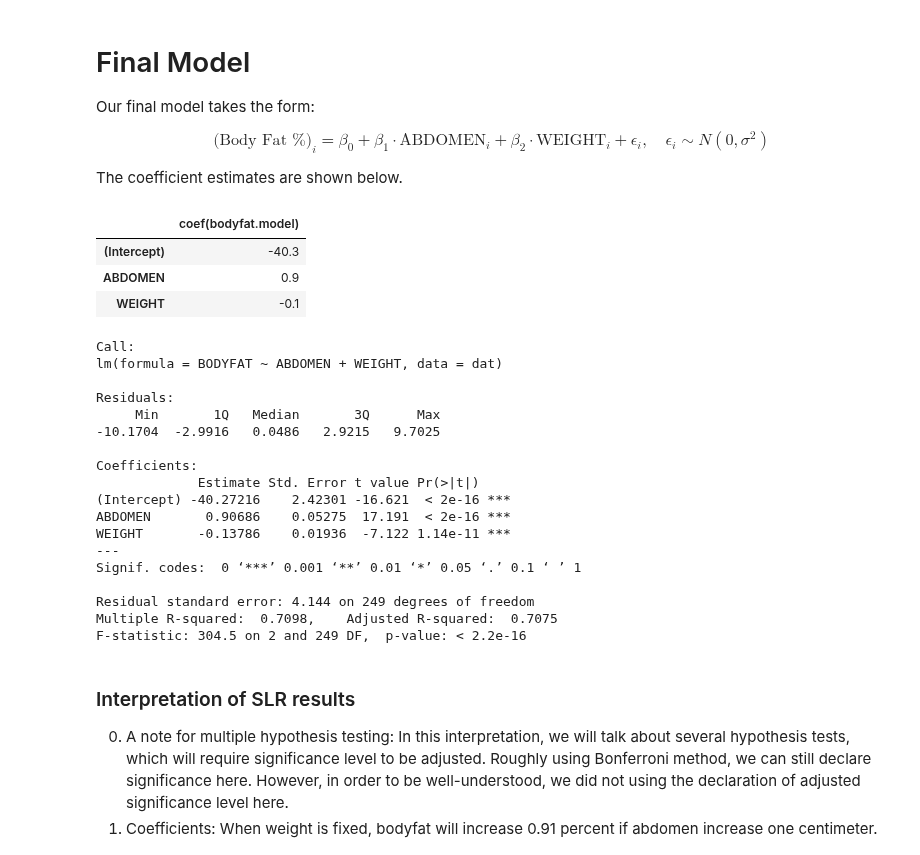
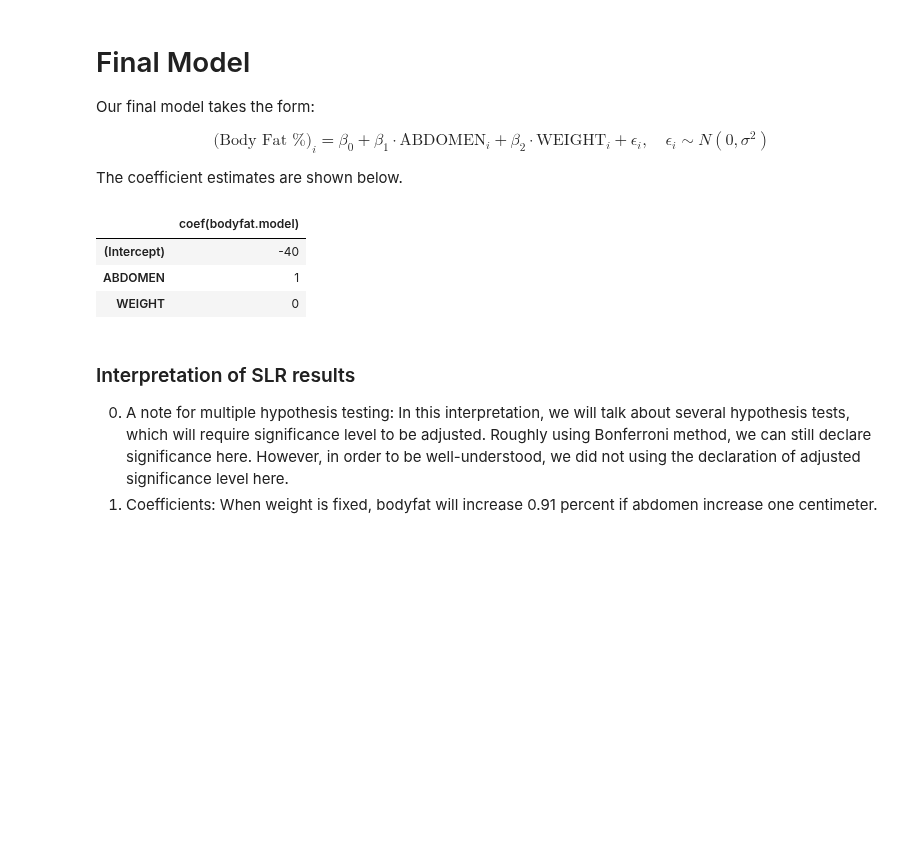
Before and after one commit to LuChen525/stat628-module1, a Jupyter notebook: Executive-Summary.ipynb, the cells around one changed output. Saved outputs shown, nothing was run; the diff lists cells and outputs as text; code cells hidden in the pictures; blank space fills up the shorter version.

```diff
--- a/Executive-Summary.ipynb
+++ b/Executive-Summary.ipynb
@@ -383,37 +346,13 @@ $$ \text{(Body Fat %)}_i = \beta_0 + \beta_1 \cdot \text{ABDOMEN}_{i} + \beta_2
 
 The coefficient estimates are shown below.
 # %%
-#################
-# Model Fitting #
-#################
-
-# Final linear model:
-bodyfat.model <- lm(BODYFAT ~ ABDOMEN + WEIGHT,data=dat)
-round(as.data.frame(coef(bodyfat.model)),1)
-summary(bodyfat.model)
+bodyfat.model <- lm(BODYFAT ~ ABDOMEN + WEIGHT, data = dat)
+round(as.data.frame(coef(bodyfat.model), 1))
 # %% [output]
 |  | coef(bodyfat.model) |
-| (Intercept) | -40.3 |
-| ABDOMEN | 0.9 |
-| WEIGHT | -0.1 |
+| (Intercept) | -40 |
+| ABDOMEN | 1 |
+| WEIGHT | 0 |
-Call:
-lm(formula = BODYFAT ~ ABDOMEN + WEIGHT, data = dat)
-
-Residuals:
-     Min       1Q   Median       3Q      Max
--10.1704  -2.9916   0.0486   2.9215   9.7025
-
-Coefficients:
-             Estimate Std. Error t value Pr(>|t|)
-(Intercept) -40.27216    2.42301 -16.621  < 2e-16 ***
-ABDOMEN       0.90686    0.05275  17.191  < 2e-16 ***
-WEIGHT       -0.13786    0.01936  -7.122 1.14e-11 ***
----
-Signif. codes:  0 ‘***’ 0.001 ‘**’ 0.01 ‘*’ 0.05 ‘.’ 0.1 ‘ ’ 1
-
-Residual standard error: 4.144 on 249 degrees of freedom
-Multiple R-squared:  0.7098,    Adjusted R-squared:  0.7075
-F-statistic: 304.5 on 2 and 249 DF,  p-value: < 2.2e-16
 # %% [markdown]
 ### Interpretation of SLR results
 0. A note for multiple hypothesis testing: In this interpretation, we will talk about several hypothesis tests, which will require significance level to be adjusted. Roughly using Bonferroni method, we can still declare significance here. However, in order to be well-understood, we did not using the declaration of adjusted significance level here.
```
Also changed, not shown: parts of 24 cells of this notebook, 2 other files.
